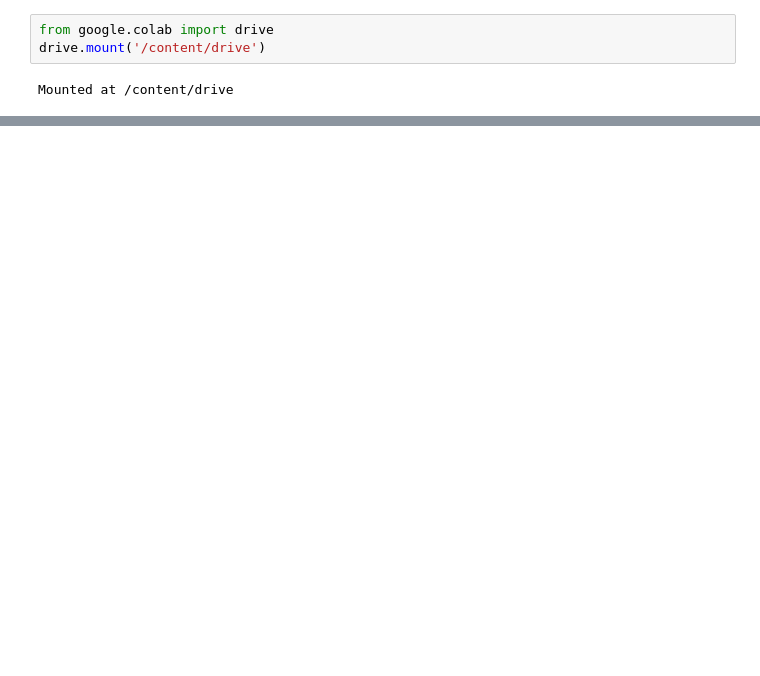
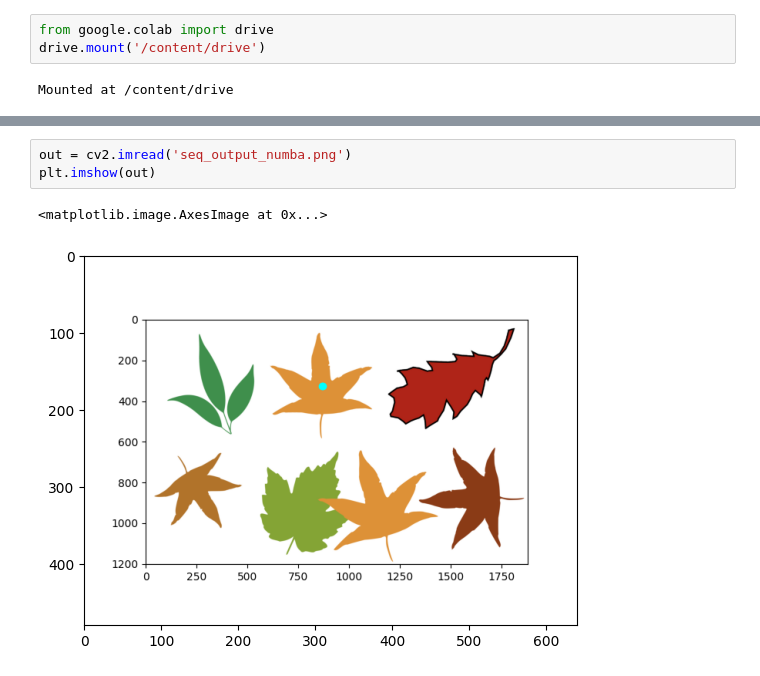
Before and after one commit to lavData/ltss_seminar, a Jupyter notebook: test.ipynb, the cells around one changed output, grey strips where cells are left out. Drawn from its saved outputs; the diff is of its cells as text; blank space fills up the shorter version.

```diff
--- a/test.ipynb
+++ b/test.ipynb
@@ -351,0 +663,6 @@ Time process: 5.03607177734375s
+# %%
+out = cv2.imread('seq_output_numba.png')
+plt.imshow(out)
+# %% [output]
+<matplotlib.image.AxesImage at 0x...>
+[figure, added]
```
Also changed, not shown: parts of 10 cells of this notebook.
